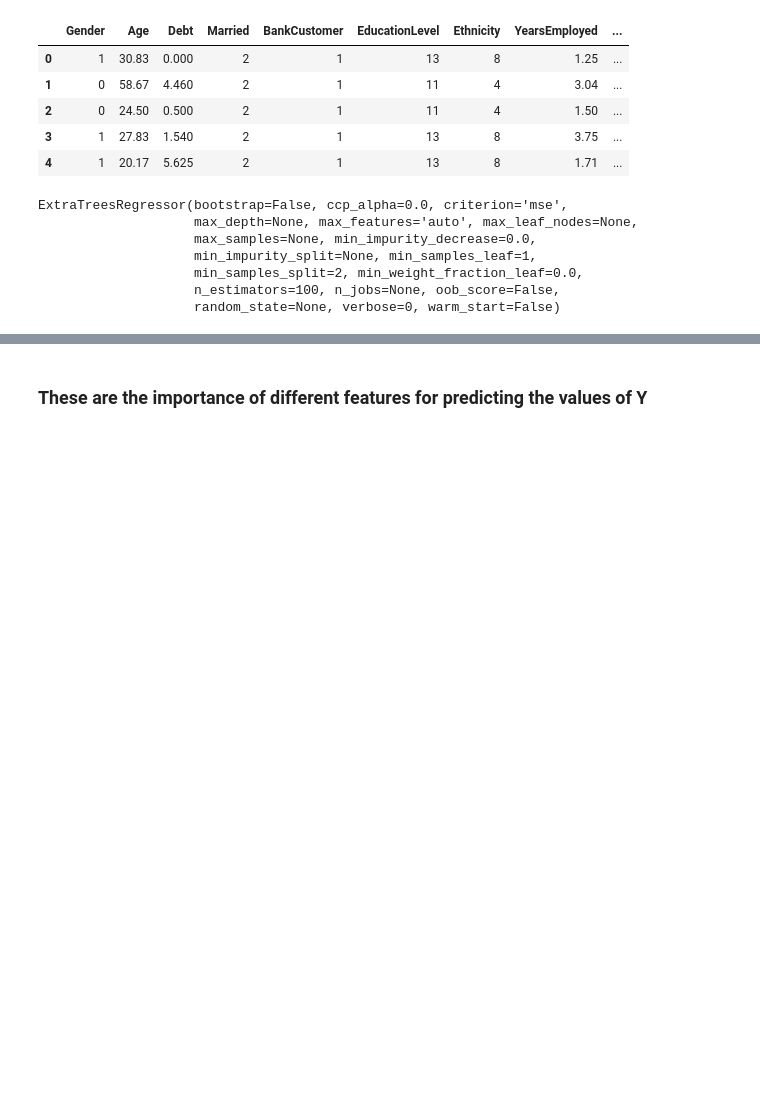
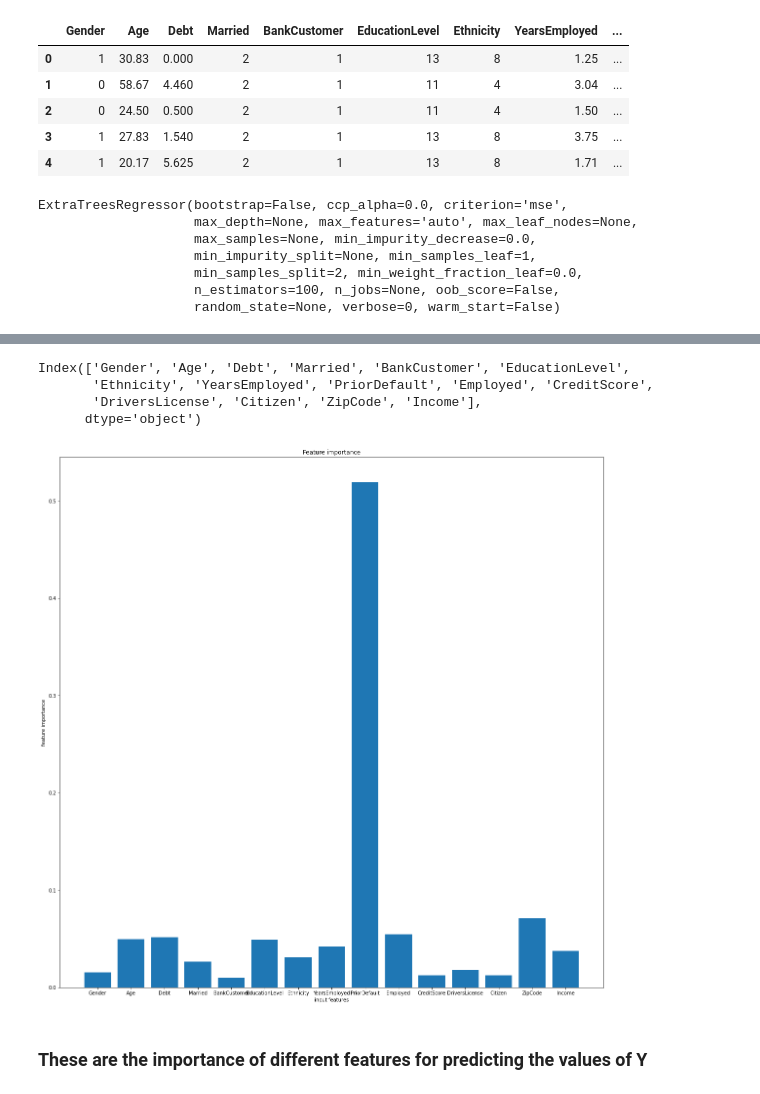
Before and after one commit to damiiete/credit-card-approval-prediction, a Jupyter notebook: credit_approval.ipynb, the cells around one changed output, grey strips where cells are left out. Cells and saved outputs as stored; diff of their text form; code cells hidden in the pictures; blank space fills up the shorter version.

```diff
--- a/credit_approval.ipynb
+++ b/credit_approval.ipynb
@@ -585,5 +585,6 @@ ExtraTreesRegressor(bootstrap=False, ccp_alpha=0.0, criterion='mse',
                     n_estimators=100, n_jobs=None, oob_score=False,
                     random_state=None, verbose=0, warm_start=False)
 # %%
-print(Extreg_model.feature_importances_)
+feature_im = Extreg_model.feature_importances_.tolist()
+feature_im
 # %% [output]
@@ -593,3 +606,20 @@ print(Extreg_model.feature_importances_)
+# %%
+input_col = X.columns
+input_col
+# %% [output]
+Index(['Gender', 'Age', 'Debt', 'Married', 'BankCustomer', 'EducationLevel',
+       'Ethnicity', 'YearsEmployed', 'PriorDefault', 'Employed', 'CreditScore',
+       'DriversLicense', 'Citizen', 'ZipCode', 'Income'],
+      dtype='object')
+# %%
+plt.figure(figsize =(20, 20))
+plt.bar(input_col,feature_im)
+plt.xlabel('input features')
+plt.ylabel('feature importance')
+plt.title('Feature importance')
+plt.show()
+# %% [output]
+[figure, added]
 # %% [markdown]
 ### These are the importance of different features for predicting the values of Y
 # %%
```
Also changed, not shown: parts of 21 cells of this notebook.
